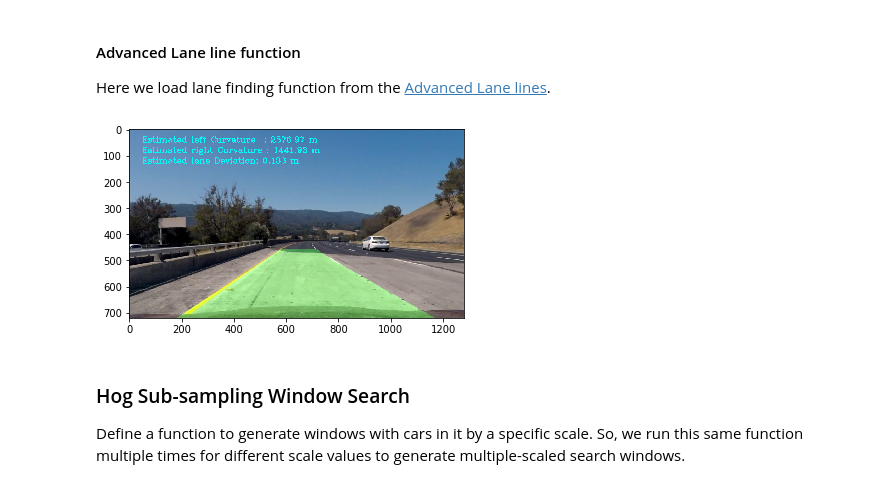
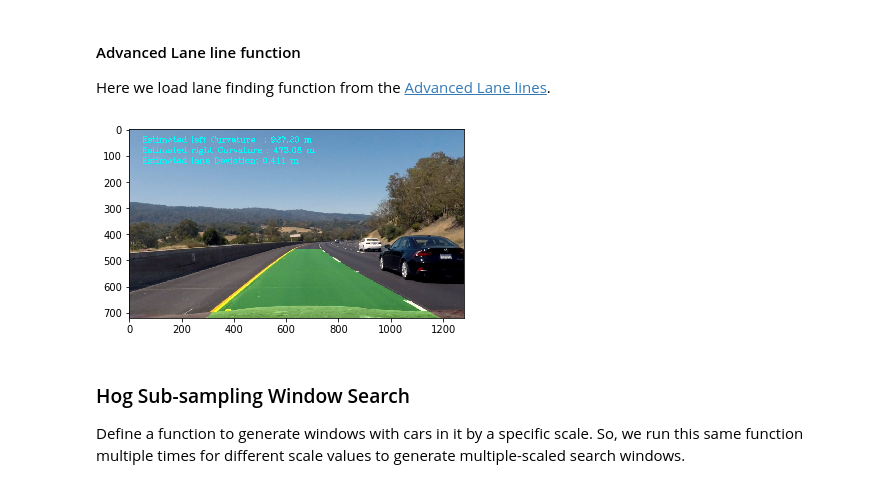
Before and after one commit to wuqianliang/ND013, a Jupyter notebook: Vehicle Detection and Tracking/Vehicle_Detection_and_Tracking.ipynb, the cells around one changed output. Drawn from its saved outputs; the diff is of its cells as text; code cells hidden in the pictures.

```diff
--- a/Vehicle Detection and Tracking/Vehicle_Detection_and_Tracking.ipynb
+++ b/Vehicle Detection and Tracking/Vehicle_Detection_and_Tracking.ipynb
@@ -543,9 +543,9 @@ Here we load lane finding function from the [Advanced Lane lines](https://github
 # %%
 from Advanced_Lane_Finding  import *
 line=Line()
-show_img(line.image_process_pipeline(cv2.imread('test_images/test3.jpg')))
+show_img(line.image_process_pipeline(cv2.imread('test_images/test6.jpg')))
 # %% [output]
-[figure, old version]
+[figure, new version]
 # %% [markdown]
 ### Hog Sub-sampling Window Search
 Define a function to generate windows with cars in it by a specific scale. So, we run this same function multiple times for different scale values to generate multiple-scaled search windows.
```
Also changed, not shown: parts of 5 cells of this notebook.
